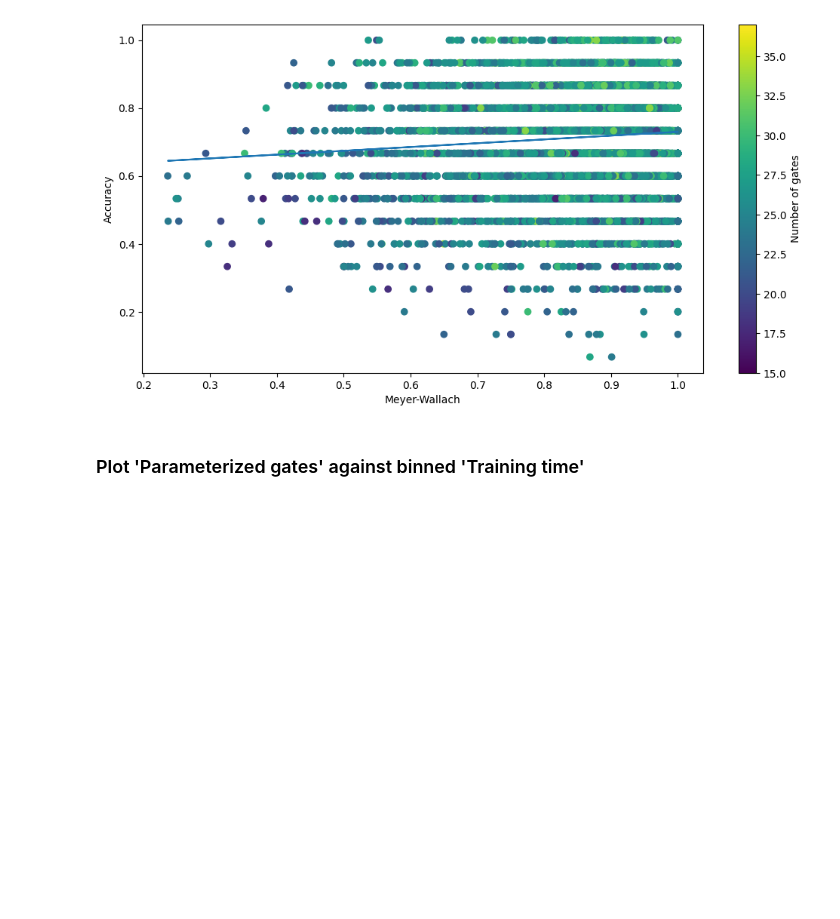
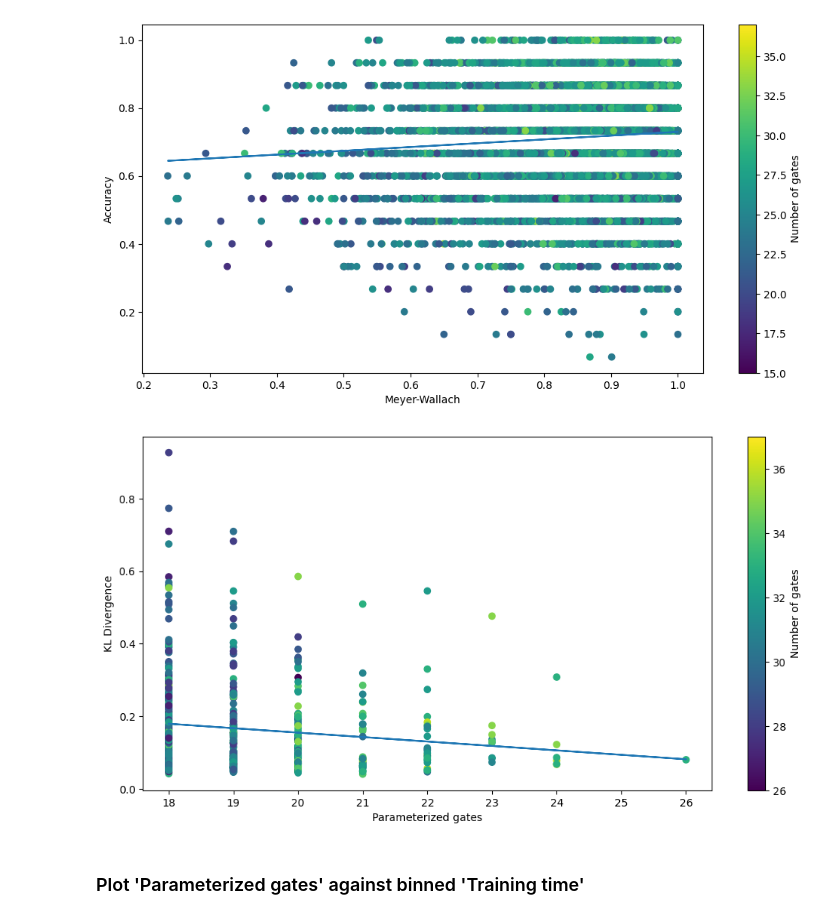
Before and after one commit to jmjaaseth/masterthesis, a Jupyter notebook: 4_Dataset.ipynb, the cells around one changed output. Saved outputs shown, nothing was run; the diff lists cells and outputs as text; code cells hidden in the pictures; blank space fills up the shorter version.

```diff
--- a/4_Dataset.ipynb
+++ b/4_Dataset.ipynb
@@ -141,6 +141,12 @@ for idx in labelIdx[-3:]:
 [figure]
 [figure]
 [figure]
+# %%
+#	Non-local gates	Training time	Training iterations	Cross Entropy	Accuracy	Hilbert-Schmidt norm	KL Divergence
+td = ds[(ds['Parameterized gates'] >= 18)]
+cpPlot(td, td.columns[1], "KL Divergence","Number of gates")
+# %% [output]
+[figure, added]
 # %% [markdown]
 ### Plot 'Parameterized gates' against binned 'Training time'
 # %%
```
Also changed, not shown: 2 other files.
